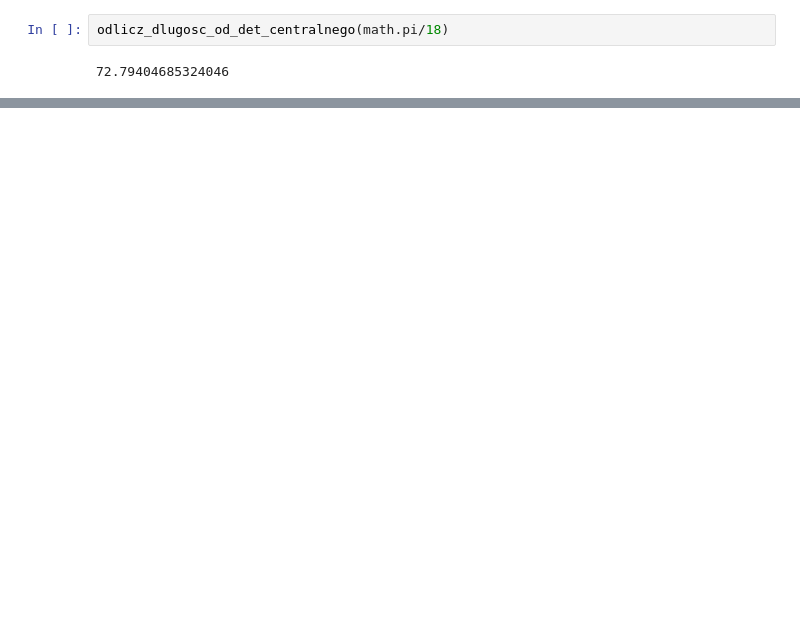
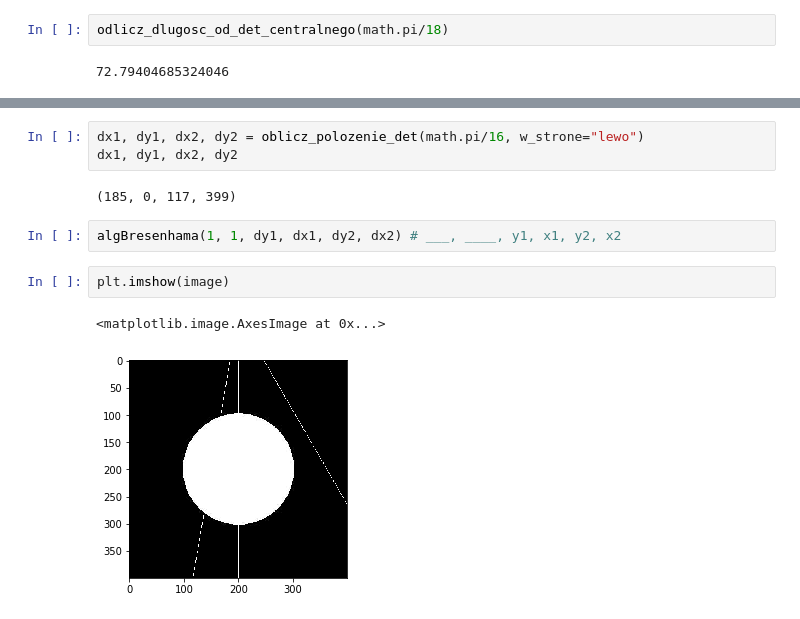
Before and after one commit to EwaKomkowska/Informatyka_w_medycynie, a Jupyter notebook: Tomograf.ipynb, the cells around one changed output, grey strips where cells are left out. Saved outputs shown, nothing was run; the diff lists cells and outputs as text; blank space fills up the shorter version.

```diff
--- a/Tomograf.ipynb
+++ b/Tomograf.ipynb
@@ -208,0 +247,12 @@ plt.imshow(image)
+# %%
+dx1, dy1, dx2, dy2 = oblicz_polozenie_det(math.pi/16, w_strone="lewo")
+dx1, dy1, dx2, dy2
+# %% [output]
+(185, 0, 117, 399)
+# %%
+algBresenhama(1, 1, dy1, dx1, dy2, dx2) # ___, ____, y1, x1, y2, x2
+# %%
+plt.imshow(image)
+# %% [output]
+<matplotlib.image.AxesImage at 0x...>
+[figure, added]
```
Also changed, not shown: parts of 8 cells of this notebook.
